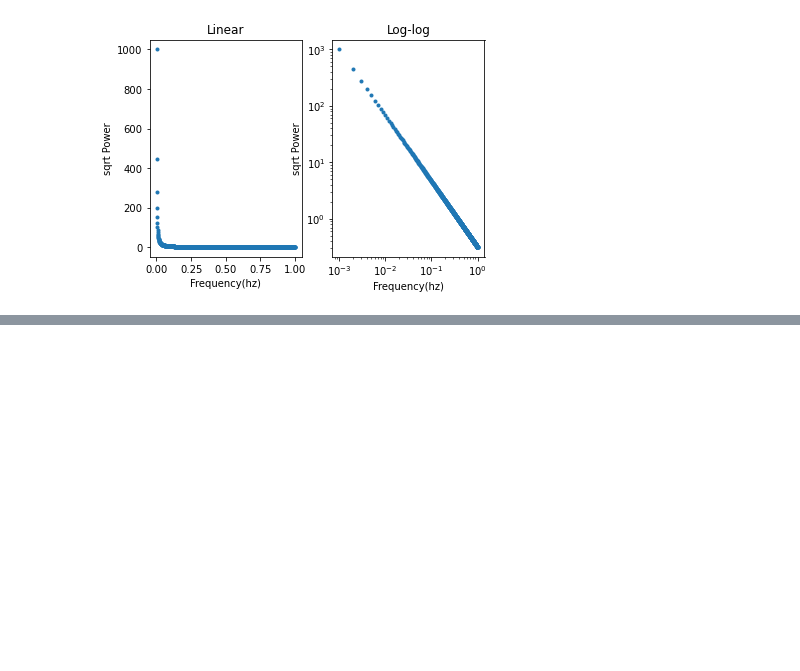
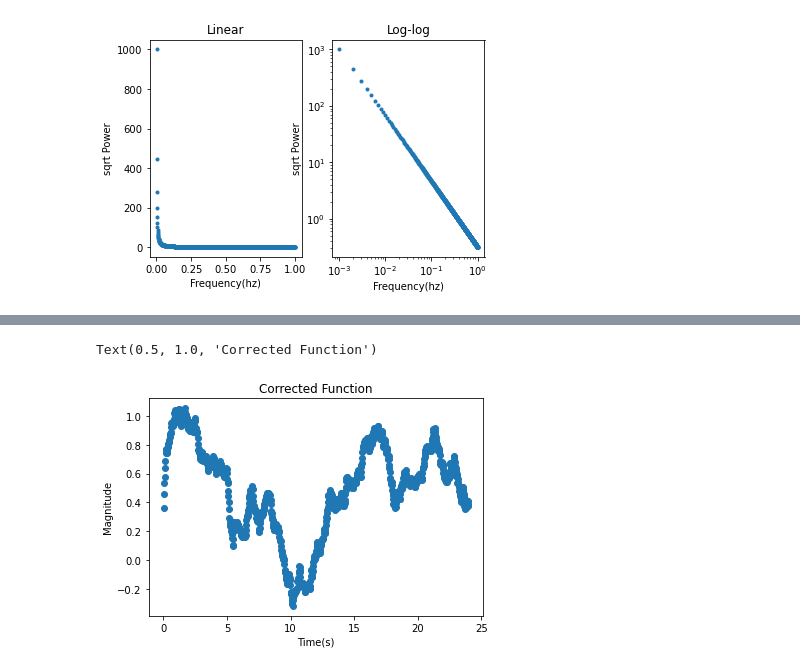
Before and after one commit to jblipper/VERITAS-Summer-Project-2022, a Jupyter notebook: Scripts/FFTs_with_Noise.ipynb, the cells around one changed output, grey strips where cells are left out. Saved outputs shown, nothing was run; the diff lists cells and outputs as text; code cells hidden in the pictures; blank space fills up the shorter version.

```diff
--- a/Scripts/FFTs_with_Noise.ipynb
+++ b/Scripts/FFTs_with_Noise.ipynb
@@ -352,0 +366,13 @@ plt.ylim([-1,2])
+# %%
+yc=[]
+for i in range(len(y)):
+    yc.append(y[i]-correction(t[i]))
+plt.scatter(t,yc)
+#plt.xlim([-1,5])
+#plt.ylim([-1,2])
+plt.xlabel('Time(s)')
+plt.ylabel('Magnitude')
+plt.title('Corrected Function')
+# %% [output]
+Text(0.5, 1.0, 'Corrected Function')
+[figure, added]
```
Also changed, not shown: parts of 7 cells of this notebook.
